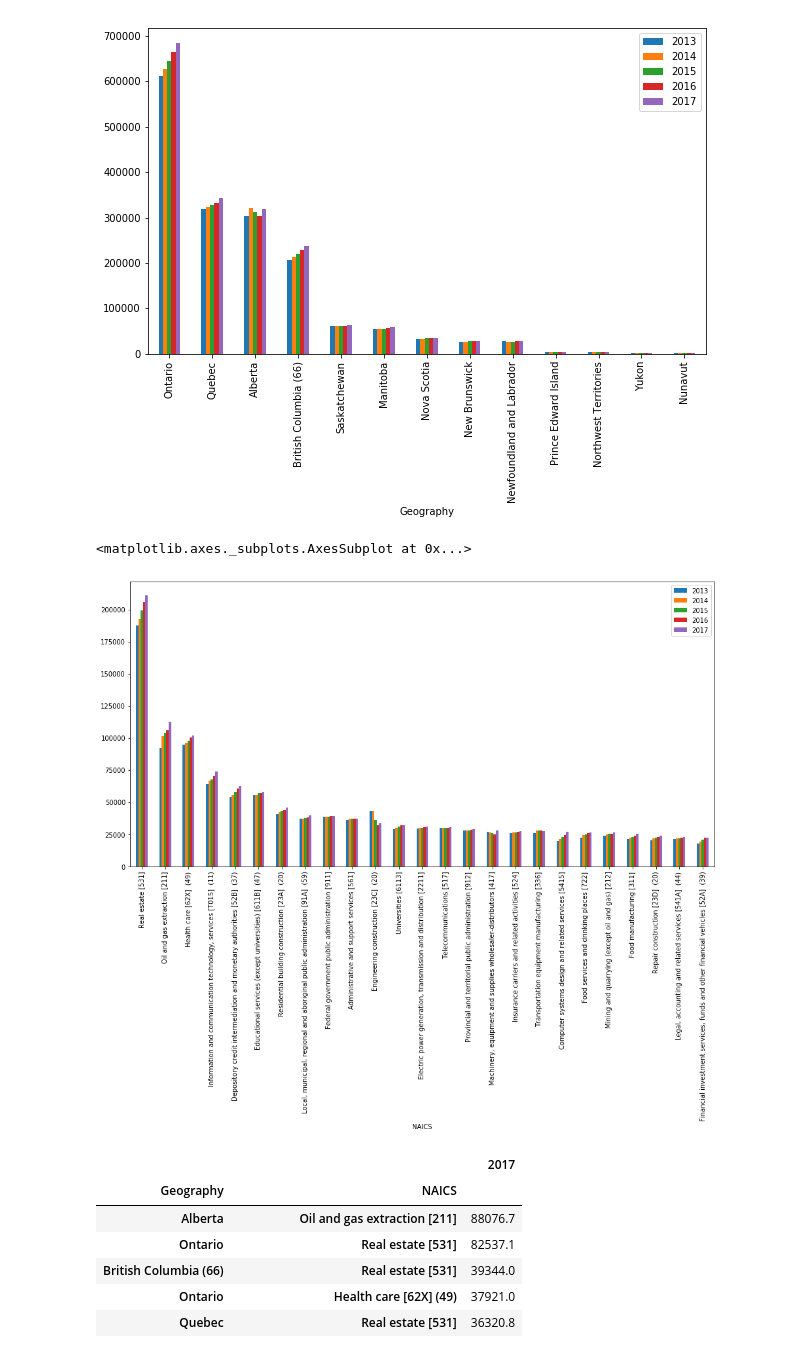
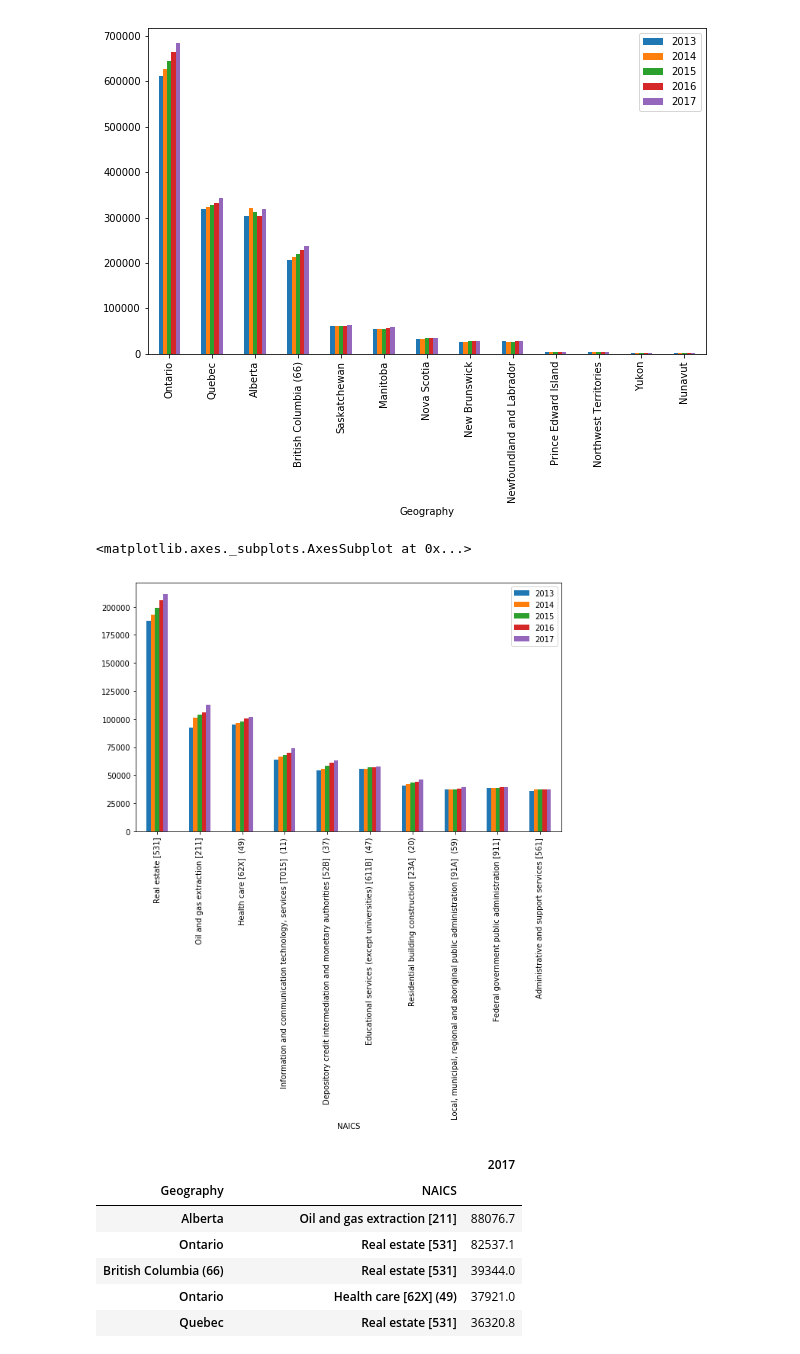
Before and after one commit to colliand/economic-analysis, a Jupyter notebook: provincial-gdp-by-industry.ipynb, the cells around one changed output. Saved outputs shown, nothing was run; the diff lists cells and outputs as text; code cells hidden in the pictures.

```diff
--- a/provincial-gdp-by-industry.ipynb
+++ b/provincial-gdp-by-industry.ipynb
@@ -119,11 +125,11 @@ pd.pivot_table(df,index=['Geography'],
 # %%
 ## 2017 Single Largest GDP Sector Sorted
 pd.pivot_table(df,index=['NAICS'],
                aggfunc = sum, values = ['2017','2016','2015','2014','2013']).sort_values(by=['2017'],
-                ascending=[False]).head(n=25).plot(kind='bar', figsize=(16,8))
+                ascending=[False]).head(n=10).plot(kind='bar', figsize=(10,6))
 # %% [output]
 <matplotlib.axes._subplots.AxesSubplot at 0x...>
-[figure, old version]
+[figure, new version]
 # %%
 ## 2017 GDP vs Sector separated by Geography and sorted by maximum value
 pd.pivot_table(df,index=['Geography', 'NAICS'],
```
Also changed, not shown: parts of 5 cells of this notebook, 1 other file.
